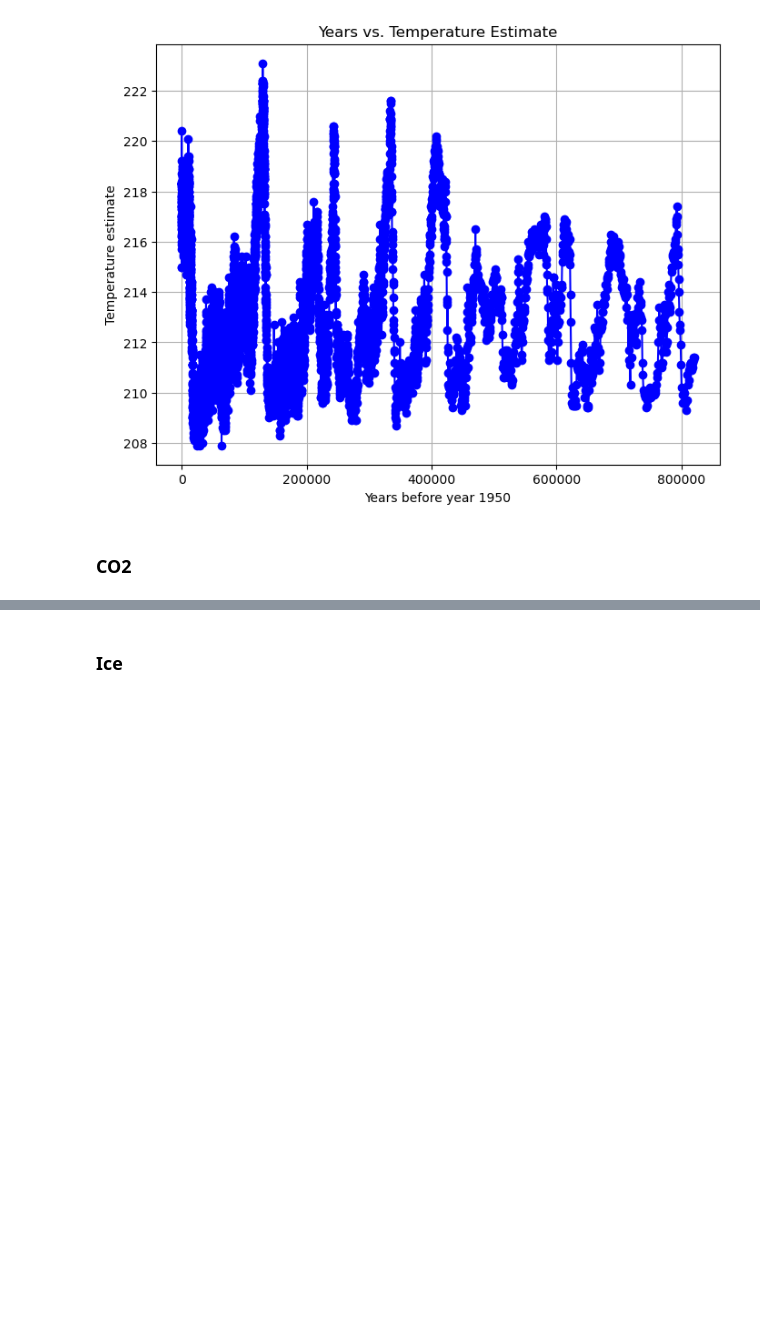
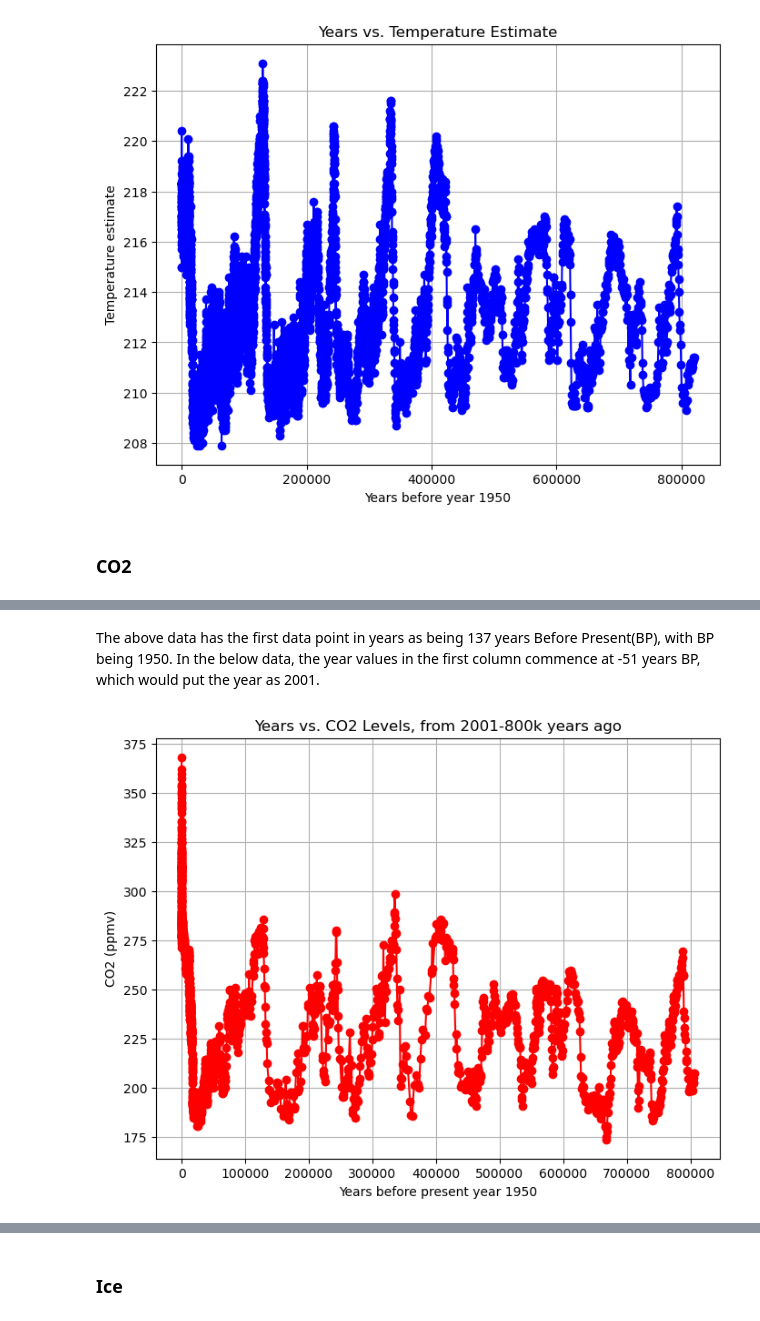
Before and after one commit to nexlanglxm/climate-data-analysis, a Jupyter notebook: project2/project.ipynb, the cells around one changed output, grey strips where cells are left out. Drawn from its saved outputs; the diff is of its cells as text; code cells hidden in the pictures; blank space fills up the shorter version.

```diff
--- a/project2/project.ipynb
+++ b/project2/project.ipynb
@@ -88,2 +88,25 @@ plt.show()
+# %% [markdown]
+The above data has the first data point in years as being 137 years Before Present(BP), with BP being 1950. In the below data, the year values in the first column commence at -51 years BP, which would put the year as 2001.
+# %%
+file_path3 = './data/co2/grl52461-sup-0003-supplementary.xlsx'
+df3 = pd.read_excel(file_path3, skiprows=14, sheet_name='CO2 Composite')
+
+# Handling NaN values (if any)
+df3.dropna(subset=['Gasage (yr BP) ', 'CO2 (ppmv)'], inplace=True)
+
+# Extract data from the first two columns
+Gasage = df3['Gasage (yr BP) ']
+co22 = df3['CO2 (ppmv)']
+
+# Plotting the extracted data with the same formatting
+plt.figure(figsize=(8, 6))
+plt.plot(Gasage, co22, marker='o', linestyle='-', color='red')
+plt.xlabel('Years before present year 1950')
+plt.ylabel('CO2 (ppmv)')
+plt.title('Years vs. CO2 Levels, from 2001-800k years ago')
+plt.grid(True)
+plt.show()
+# %% [output]
+[figure, added]
 # %%
 # Plotting both sets of data on the same graph
```
Also changed, not shown: parts of 2 cells of this notebook.
